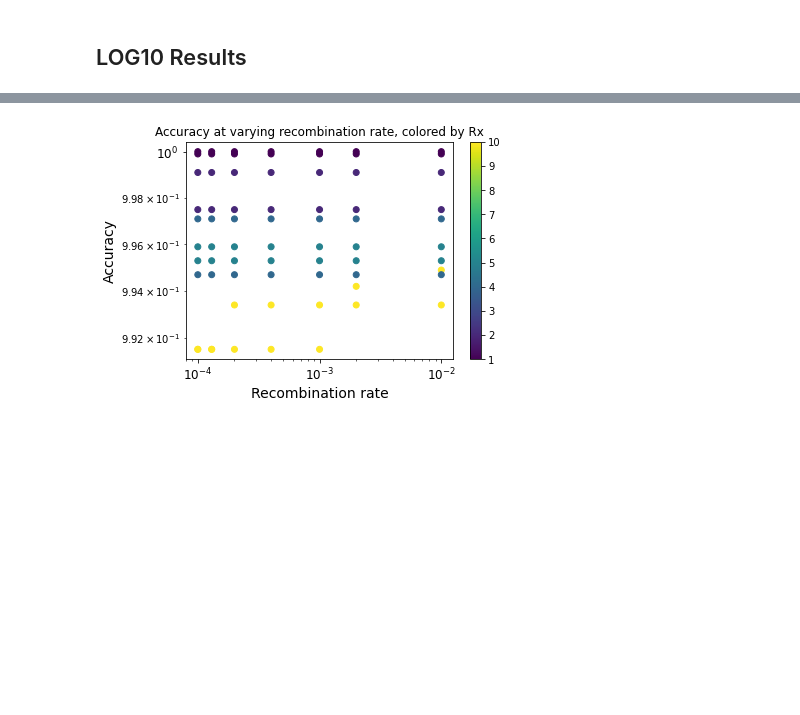
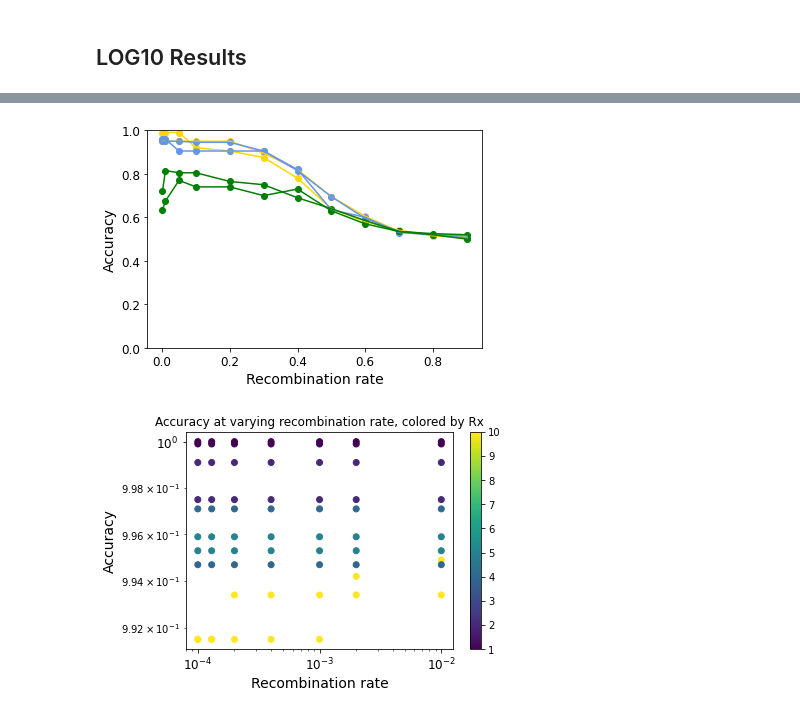
Before and after one commit to sarah-n-wright/ChroMonet, a Jupyter notebook: Accuracy calculations.ipynb, the cells around one changed output, grey strips where cells are left out. Cells and saved outputs as stored; diff of their text form; code cells hidden in the pictures; blank space fills up the shorter version.

Commit message:
Updated Accuracy plots

```diff
--- a/Accuracy calculations.ipynb
+++ b/Accuracy calculations.ipynb
@@ -122,7 +122,7 @@ def plot_accuracy_with_lines(results, groups, log=True, ylim=(0,1)):
     plt.ylabel("Accuracy", fontsize=14)
     plt.xticks(fontsize=12)
     plt.yticks(fontsize=12)
-    plt.xscale("log")
+    #plt.xscale("log")
     plt.ylim(ylim)
     plt.show()
 # %%
@@ -264,3 +264,8 @@ See the caveats in the documentation: https://pandas.pydata.org/pandas-docs/stab
+# %%
+color_map = {1.0:"gold", 2.0:u"cornflowerblue", 5.0:"green"}
+plot_accuracy_with_lines(res_log.loc[res_log.dataset==100], color_map)
+# %% [output]
+[figure, added]
 # %%
 plot_accuracy(res_log.loc[res_log.dataset==5000], log_recomb=True)
 plt.yscale("log")
```
Also changed, not shown: parts of 3 cells of this notebook.
